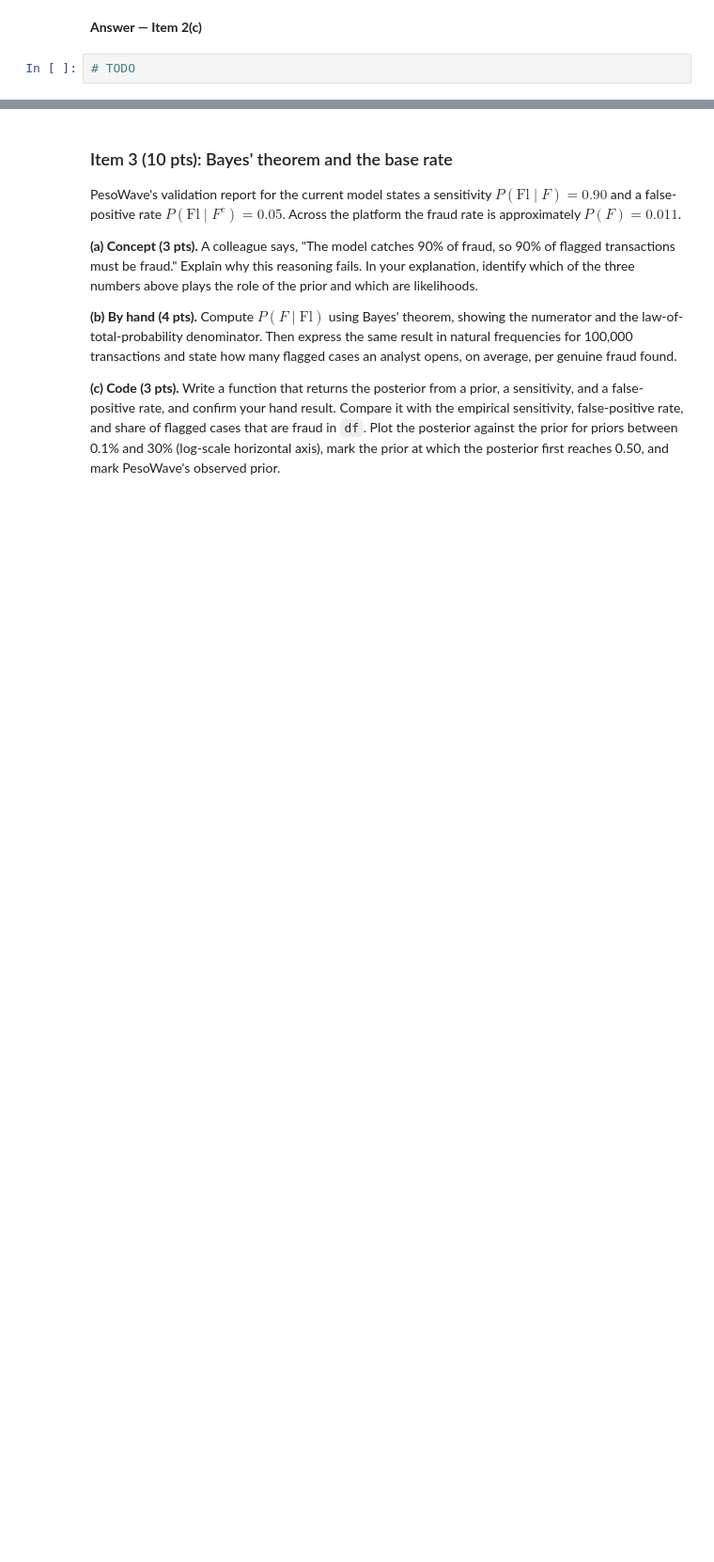
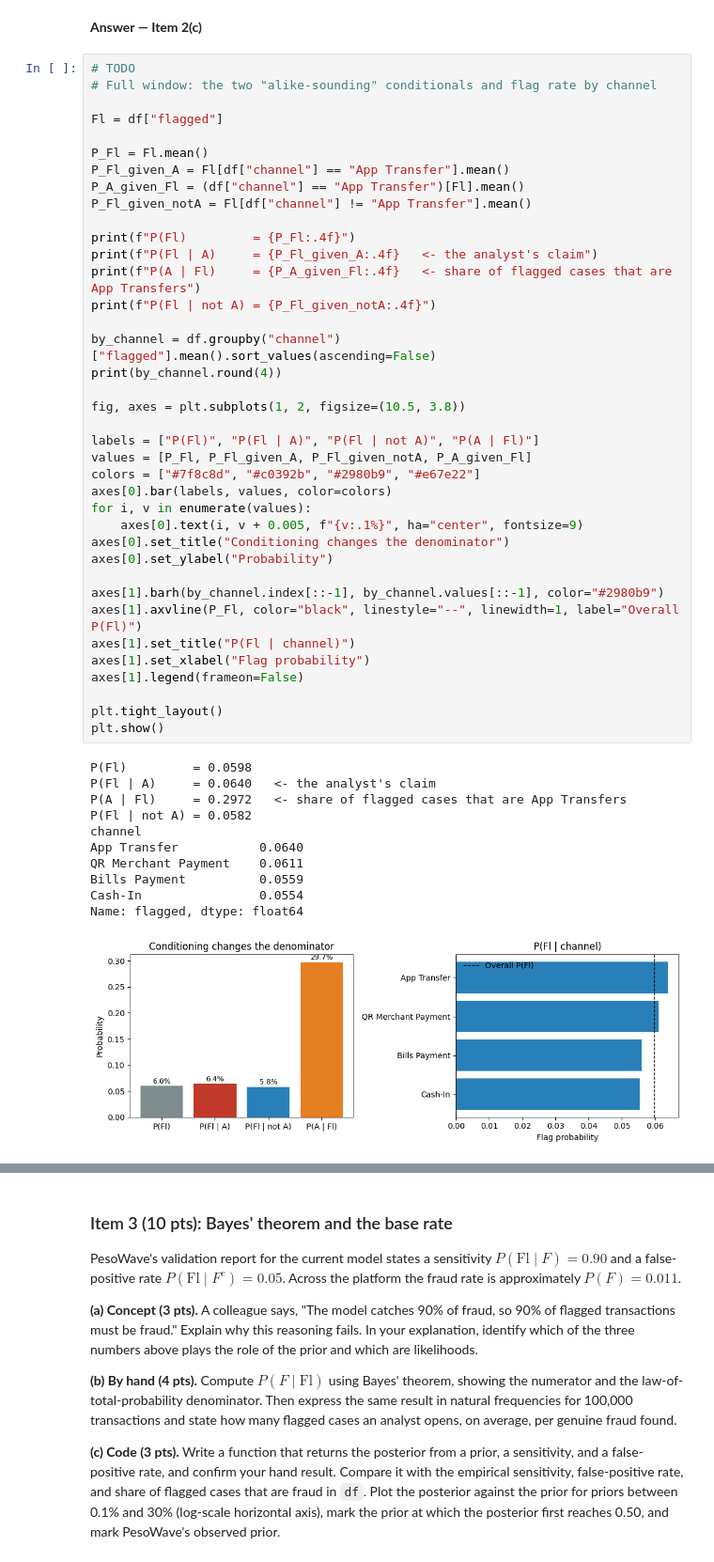
Before and after one commit to nikkeijane/PMDSC_UPC, a Jupyter notebook: DS 207 - Mathematics for Data Science/01_lesson_kits/05_probability-and-bayes/ds207_05_probability_bayes_assignment.ipynb, the cells around one changed output, grey strips where cells are left out. Shown at 94% size. Cells and saved outputs as stored; diff of their text form; blank space fills up the shorter version.

```diff
--- a/DS 207 - Mathematics for Data Science/01_lesson_kits/05_probability-and-bayes/ds207_05_probability_bayes_assignment.ipynb
+++ b/DS 207 - Mathematics for Data Science/01_lesson_kits/05_probability-and-bayes/ds207_05_probability_bayes_assignment.ipynb
@@ -117,5 +251,53 @@ An analyst notices that App Transfers account for a large share of flagged cases
 **Answer — Item 2(c)**
 # %%
 # TODO
+# Full window: the two "alike-sounding" conditionals and flag rate by channel
+
+Fl = df["flagged"]
+
+P_Fl = Fl.mean()
+P_Fl_given_A = Fl[df["channel"] == "App Transfer"].mean()
+P_A_given_Fl = (df["channel"] == "App Transfer")[Fl].mean()
+P_Fl_given_notA = Fl[df["channel"] != "App Transfer"].mean()
+
+print(f"P(Fl)         = {P_Fl:.4f}")
+print(f"P(Fl | A)     = {P_Fl_given_A:.4f}   <- the analyst's claim")
+print(f"P(A | Fl)     = {P_A_given_Fl:.4f}   <- share of flagged cases that are App Transfers")
+print(f"P(Fl | not A) = {P_Fl_given_notA:.4f}")
+
+by_channel = df.groupby("channel")["flagged"].mean().sort_values(ascending=False)
+print(by_channel.round(4))
+
+fig, axes = plt.subplots(1, 2, figsize=(10.5, 3.8))
+
+labels = ["P(Fl)", "P(Fl | A)", "P(Fl | not A)", "P(A | Fl)"]
+values = [P_Fl, P_Fl_given_A, P_Fl_given_notA, P_A_given_Fl]
+colors = ["#7f8c8d", "#c0392b", "#2980b9", "#e67e22"]
+axes[0].bar(labels, values, color=colors)
+for i, v in enumerate(values):
+    axes[0].text(i, v + 0.005, f"{v:.1%}", ha="center", fontsize=9)
+axes[0].set_title("Conditioning changes the denominator")
+axes[0].set_ylabel("Probability")
+
+axes[1].barh(by_channel.index[::-1], by_channel.values[::-1], color="#2980b9")
+axes[1].axvline(P_Fl, color="black", linestyle="--", linewidth=1, label="Overall P(Fl)")
+axes[1].set_title("P(Fl | channel)")
+axes[1].set_xlabel("Flag probability")
+axes[1].legend(frameon=False)
+
+plt.tight_layout()
+plt.show()
+# %% [output]
+P(Fl)         = 0.0598
+P(Fl | A)     = 0.0640   <- the analyst's claim
+P(A | Fl)     = 0.2972   <- share of flagged cases that are App Transfers
+P(Fl | not A) = 0.0582
+channel
+App Transfer           0.0640
+QR Merchant Payment    0.0611
+Bills Payment          0.0559
+Cash-In                0.0554
+Name: flagged, dtype: float64
+[figure, added]
 # %% [markdown]
 **Answer — Item 2(c) interpretation**
```
Also changed, not shown: parts of 16 cells of this notebook.
